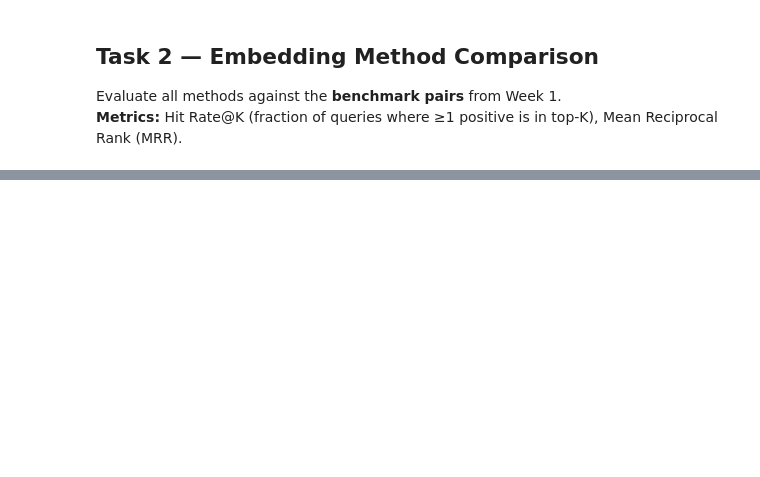
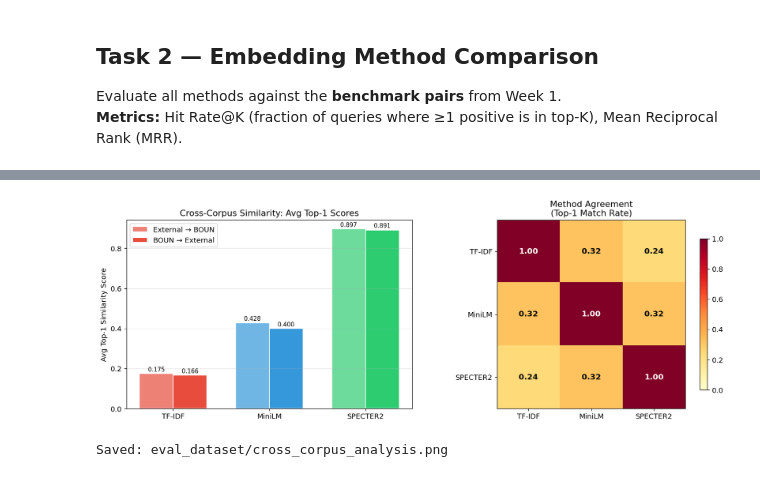
Before and after one commit to senaoz/SWE-599, a Jupyter notebook: similarity_evaluation.ipynb, the cells around one changed output, grey strips where cells are left out. Saved outputs shown, nothing was run; the diff lists cells and outputs as text; code cells hidden in the pictures; blank space fills up the shorter version.

```diff
--- a/similarity_evaluation.ipynb
+++ b/similarity_evaluation.ipynb
@@ -375,0 +738,69 @@ print(f"Avg positives per query: {np.mean([len(p) for p in bench_positive_ids]):
+# %%
+fig, axes = plt.subplots(1, 2, figsize=(14, 5))
+
+# --- Plot 4: Cross-corpus avg similarity scores (Task 1a & 1b) ---
+ax = axes[0]
+x = np.arange(len(METHODS))
+width = 0.35
+
+avg_1a = []
+avg_1b = []
+for method in METHODS:
+    scores_1a = [results_1a[method][i][0][1] for i in range(len(results_1a[method]))]
+    scores_1b = [results_1b[method][i][0][1] for i in range(len(results_1b[method]))]
+    avg_1a.append(np.mean(scores_1a))
+    avg_1b.append(np.mean(scores_1b))
+
+bars1 = ax.bar(x - width/2, avg_1a, width, label='External → BOUN',
+               color=[colors[m] for m in METHODS], alpha=0.7, edgecolor='white')
+bars2 = ax.bar(x + width/2, avg_1b, width, label='BOUN → External',
+               color=[colors[m] for m in METHODS], alpha=1.0, edgecolor='white')
+
+for bar, val in zip(bars1, avg_1a):
+    ax.text(bar.get_x() + bar.get_width()/2, bar.get_height() + 0.005,
+            f'{val:.3f}', ha='center', va='bottom', fontsize=9)
+for bar, val in zip(bars2, avg_1b):
+    ax.text(bar.get_x() + bar.get_width()/2, bar.get_height() + 0.005,
+            f'{val:.3f}', ha='center', va='bottom', fontsize=9)
+
+ax.set_ylabel('Avg Top-1 Similarity Score')
+ax.set_title('Cross-Corpus Similarity: Avg Top-1 Scores')
+ax.set_xticks(x)
+ax.set_xticklabels([method_labels[m] for m in METHODS])
+ax.legend()
+ax.grid(True, alpha=0.3, axis='y')
+
+# --- Plot 5: Method agreement heatmap (Task 1a) ---
+ax = axes[1]
+# For each query, get the top-1 corpus index per method and check overlap
+n_queries = len(results_1a[METHODS[0]])
+agreement = np.zeros((len(METHODS), len(METHODS)))
+for i in range(len(METHODS)):
+    for j in range(len(METHODS)):
+        top1_i = set(results_1a[METHODS[i]][q][0][0] for q in range(n_queries))
+        top1_j = set(results_1a[METHODS[j]][q][0][0] for q in range(n_queries))
+        # Per-query agreement
+        agree = sum(1 for q in range(n_queries)
+                    if results_1a[METHODS[i]][q][0][0] == results_1a[METHODS[j]][q][0][0])
+        agreement[i, j] = agree / n_queries
+
+im = ax.imshow(agreement, cmap='YlOrRd', vmin=0, vmax=1)
+ax.set_xticks(range(len(METHODS)))
+ax.set_yticks(range(len(METHODS)))
+ax.set_xticklabels([method_labels[m] for m in METHODS])
+ax.set_yticklabels([method_labels[m] for m in METHODS])
+ax.set_title('Method Agreement\n(Top-1 Match Rate)')
+for i in range(len(METHODS)):
+    for j in range(len(METHODS)):
+        ax.text(j, i, f'{agreement[i,j]:.2f}', ha='center', va='center',
+                fontweight='bold', fontsize=12,
+                color='white' if agreement[i,j] > 0.5 else 'black')
+plt.colorbar(im, ax=ax, shrink=0.8)
+
+plt.tight_layout()
+plt.savefig('eval_dataset/cross_corpus_analysis.png', dpi=150, bbox_inches='tight')
+plt.show()
+print("Saved: eval_dataset/cross_corpus_analysis.png")
+# %% [output]
+[figure, added]
+Saved: eval_dataset/cross_corpus_analysis.png
```
Also changed, not shown: parts of 22 cells of this notebook, 4 other files.
